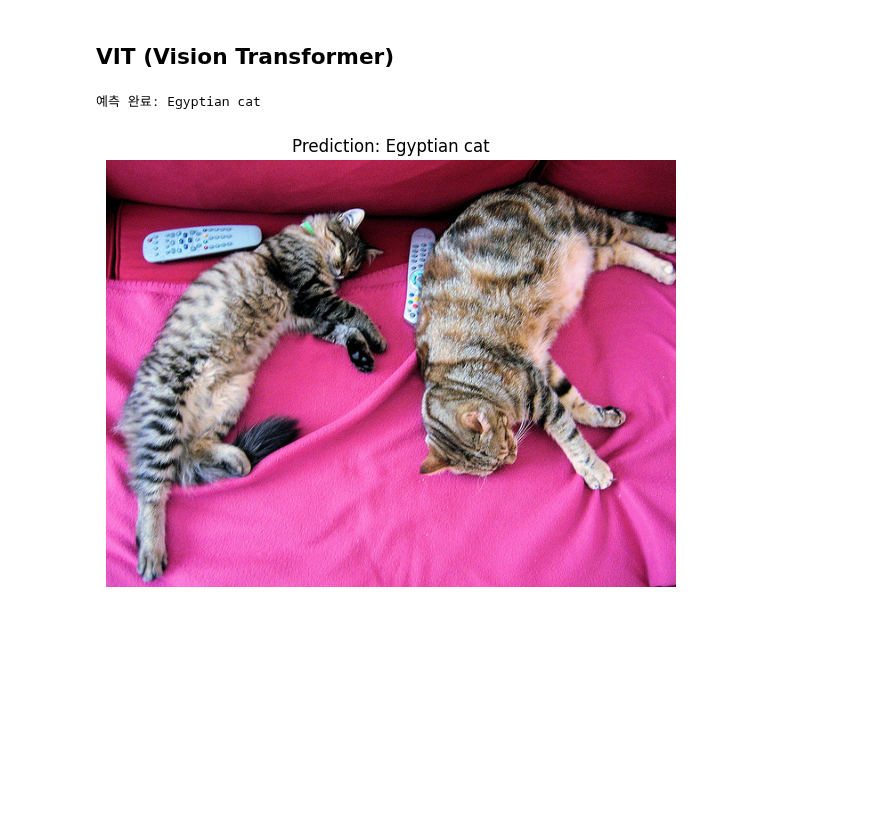
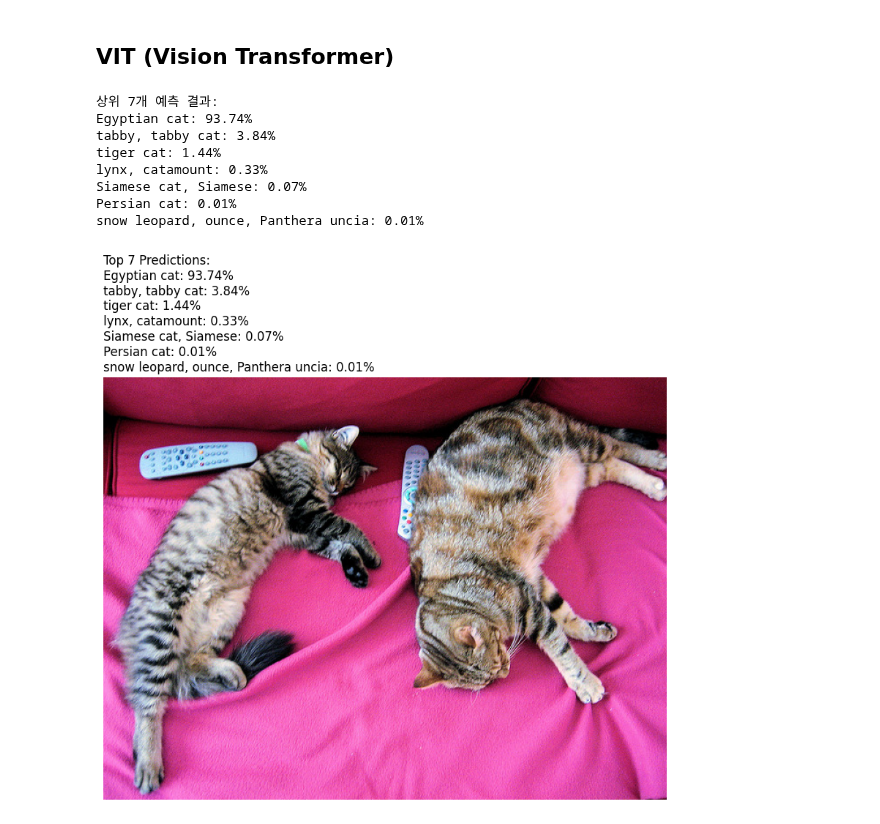
Before and after one commit to mac999/multimodal_ai_learning, a Jupyter notebook: 4_vit/1_vit.ipynb, the cells around one changed output. Saved outputs shown, nothing was run; the diff lists cells and outputs as text; code cells hidden in the pictures; blank space fills up the shorter version.

```diff
--- a/4_vit/1_vit.ipynb
+++ b/4_vit/1_vit.ipynb
@@ -24,20 +24,35 @@ model.eval()
 with torch.no_grad():
     outputs = model(**inputs)
 # %%
-# 5. 결과 확인 및 클래스 이름 추출
+# 5. 결과 확인 및 상위 k개 클래스 확률 추출
+k = 7
 logits = outputs.logits
-predicted_class_idx = logits.argmax(-1).item()
-predicted_class_name = model.config.id2label[predicted_class_idx]
+probs = torch.nn.functional.softmax(logits, dim=-1)[0]
+top_probs, top_catids = torch.topk(probs, k)
 
-print(f"\n예측 완료: {predicted_class_name}")
+print(f"\n상위 {k}개 예측 결과:")
+title_text = f"Top {k} Predictions:\n"
+for i in range(top_probs.size(0)):
+    prob = top_probs[i].item() * 100
+    class_name = model.config.id2label[top_catids[i].item()]
+    line = f"{class_name}: {prob:.2f}%"
+    print(line)
+    title_text += line + "\n"
 
-# 6. Matplotlib으로 이미지와 예측 결과 직관적으로 시각화
-plt.figure(figsize=(6, 6))
+# 6. 이미지와 예측 결과 시각화
+plt.figure(figsize=(8, 8))
 plt.imshow(image)
-plt.title(f"Prediction: {predicted_class_name}")
-plt.axis('off') # 지저분한 축(눈금) 제거
+plt.title(title_text.strip(), loc='left', fontsize=12)
+plt.axis('off')
 plt.tight_layout()
 plt.show()
 # %% [output]
-예측 완료: Egyptian cat
+상위 7개 예측 결과:
+Egyptian cat: 93.74%
+tabby, tabby cat: 3.84%
+tiger cat: 1.44%
+lynx, catamount: 0.33%
+Siamese cat, Siamese: 0.07%
+Persian cat: 0.01%
+snow leopard, ounce, Panthera uncia: 0.01%
-[figure, old version]
+[figure, new version]
```
Also changed, not shown: 1 other file.
